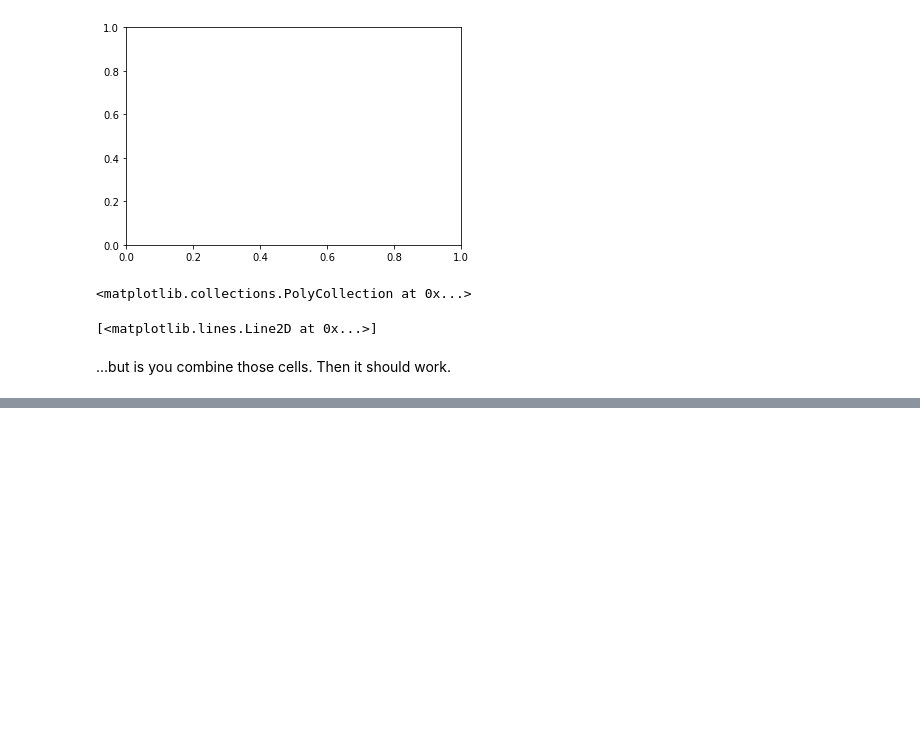
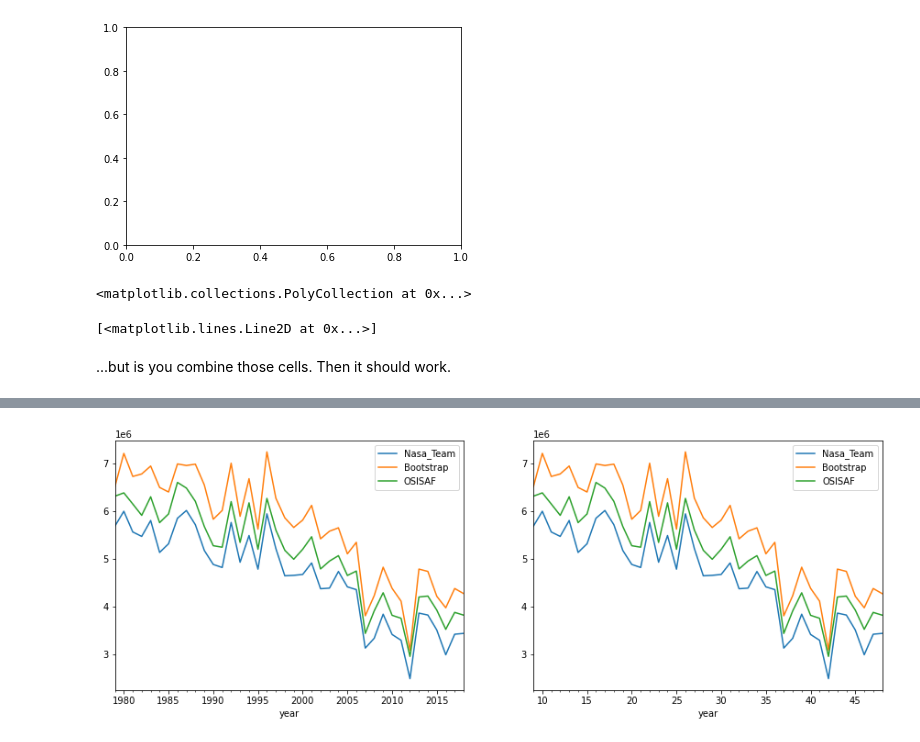
Before and after one commit to andypbarrett/Examples, a Jupyter notebook: notebooks/plotting_issues.ipynb, the cells around one changed output, grey strips where cells are left out. Drawn from its saved outputs; the diff is of its cells as text; code cells hidden in the pictures; blank space fills up the shorter version.

Commit message:
update plotting issues examples

```diff
--- a/notebooks/plotting_issues.ipynb
+++ b/notebooks/plotting_issues.ipynb
@@ -56,0 +66,3 @@ ax.xaxis.set_major_formatter(ScalarFormatter(useOffset=False))
+# %%
+sia_df = pd.read_csv('SIA_nh_September_1979_2018.csv', header=0, skiprows=1, index_col=0, parse_dates=True)
+sia_df
@@ -56,0 +94,7 @@ ax.xaxis.set_major_formatter(ScalarFormatter(useOffset=False))
+# %%
+fig, ax = plt.subplots(1,2, figsize=(15,5))
+sia_df.plot(ax=ax[0])
+sia_df.plot(ax=ax[1])
+ax[1].xaxis.set_major_formatter(ScalarFormatter(useOffset=False))
+# %% [output]
+[figure, added]
```
Also changed, not shown: parts of 10 cells of this notebook, 1 other file.
